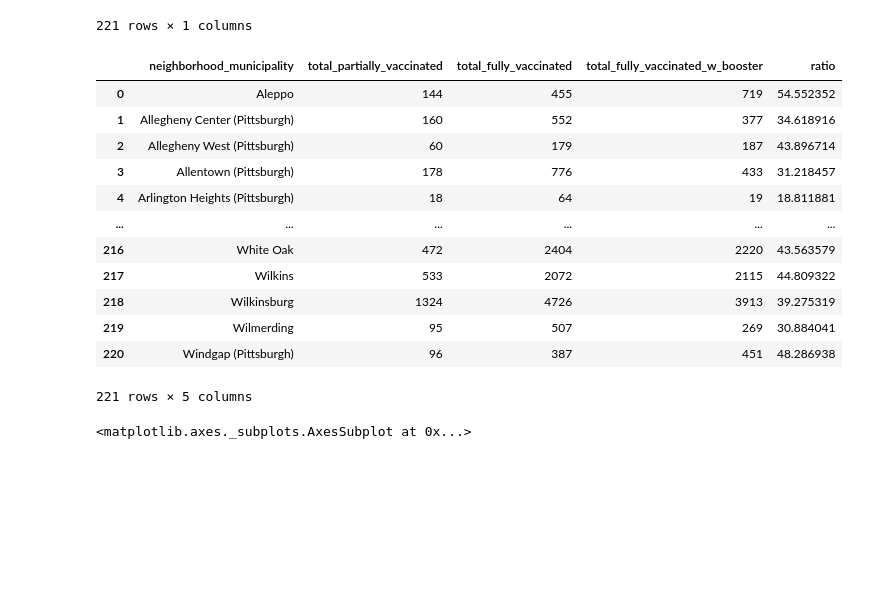
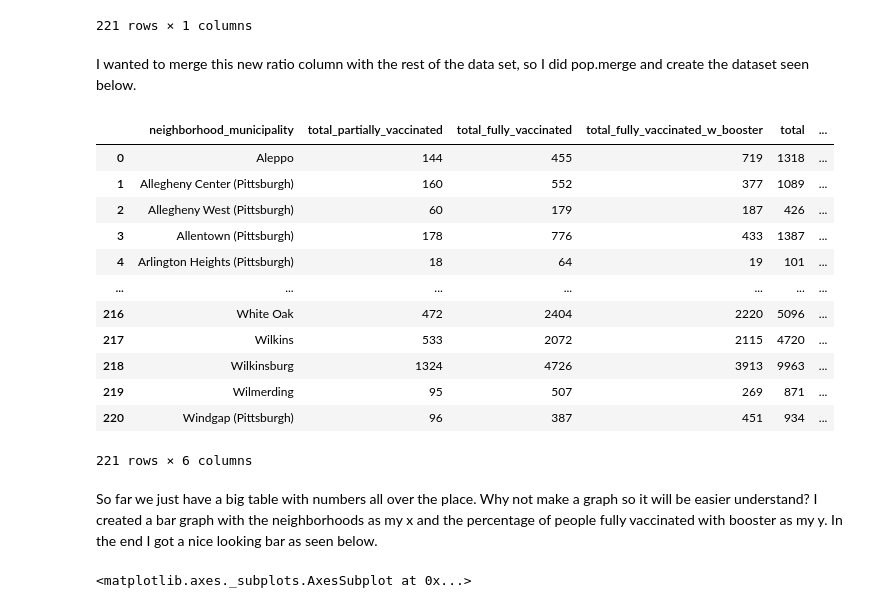
Before and after one commit to CHT126/FINAL-PROJECT, a Jupyter notebook: Final Group notebook/Group.ipynb, the cells around one changed output. Saved outputs shown, nothing was run; the diff lists cells and outputs as text; code cells hidden in the pictures; blank space fills up the shorter version.

```diff
--- a/Final Group notebook/Group.ipynb
+++ b/Final Group notebook/Group.ipynb
@@ -96,24 +99,28 @@ ratio
 | 219 | 30.884041 |
 | 220 | 48.286938 |
 221 rows × 1 columns
+# %% [markdown]
+I wanted to merge this new ratio column with the rest of the data set, so I did pop.merge and create the dataset seen below.
 # %%
 #graph percentage
-percent = df.merge(ratio, left_index=True, right_index=True)
+percent = pop.merge(ratio, left_index=True, right_index=True)
 percent
 # %% [output]
-|  | neighborhood_municipality | total_partially_vaccinated | total_fully_vaccinated | total_fully_vaccinated_w_booster | ratio |
-| 0 | Aleppo | 144 | 455 | 719 | 54.552352 |
-| 1 | Allegheny Center (Pittsburgh) | 160 | 552 | 377 | 34.618916 |
-| 2 | Allegheny West (Pittsburgh) | 60 | 179 | 187 | 43.896714 |
-| 3 | Allentown (Pittsburgh) | 178 | 776 | 433 | 31.218457 |
-| 4 | Arlington Heights (Pittsburgh) | 18 | 64 | 19 | 18.811881 |
-| ... | ... | ... | ... | ... | ... |
-| 216 | White Oak | 472 | 2404 | 2220 | 43.563579 |
-| 217 | Wilkins | 533 | 2072 | 2115 | 44.809322 |
-| 218 | Wilkinsburg | 1324 | 4726 | 3913 | 39.275319 |
-| 219 | Wilmerding | 95 | 507 | 269 | 30.884041 |
-| 220 | Windgap (Pittsburgh) | 96 | 387 | 451 | 48.286938 |
+|  | neighborhood_municipality | total_partially_vaccinated | total_fully_vaccinated | total_fully_vaccinated_w_booster | total | ... |
+| 0 | Aleppo | 144 | 455 | 719 | 1318 | ... |
+| 1 | Allegheny Center (Pittsburgh) | 160 | 552 | 377 | 1089 | ... |
+| 2 | Allegheny West (Pittsburgh) | 60 | 179 | 187 | 426 | ... |
+| 3 | Allentown (Pittsburgh) | 178 | 776 | 433 | 1387 | ... |
+| 4 | Arlington Heights (Pittsburgh) | 18 | 64 | 19 | 101 | ... |
+| ... | ... | ... | ... | ... | ... | ... |
+| 216 | White Oak | 472 | 2404 | 2220 | 5096 | ... |
+| 217 | Wilkins | 533 | 2072 | 2115 | 4720 | ... |
+| 218 | Wilkinsburg | 1324 | 4726 | 3913 | 9963 | ... |
+| 219 | Wilmerding | 95 | 507 | 269 | 871 | ... |
+| 220 | Windgap (Pittsburgh) | 96 | 387 | 451 | 934 | ... |
-221 rows × 5 columns
+221 rows × 6 columns
+# %% [markdown]
+So far we just have a big table with numbers all over the place. Why not make a graph so it will be easier understand? I created a bar graph with the neighborhoods as my x and the percentage of people fully vaccinated with booster as my y. In the end I got a nice looking bar as seen below.
 # %%
 #graph of the percentages
 percent.sort_values(by = ['ratio'], ascending = False).head(20).plot.bar(x = 'neighborhood_municipality', y = 'ratio')
```
Also changed, not shown: parts of 11 cells of this notebook, 2 other files.
